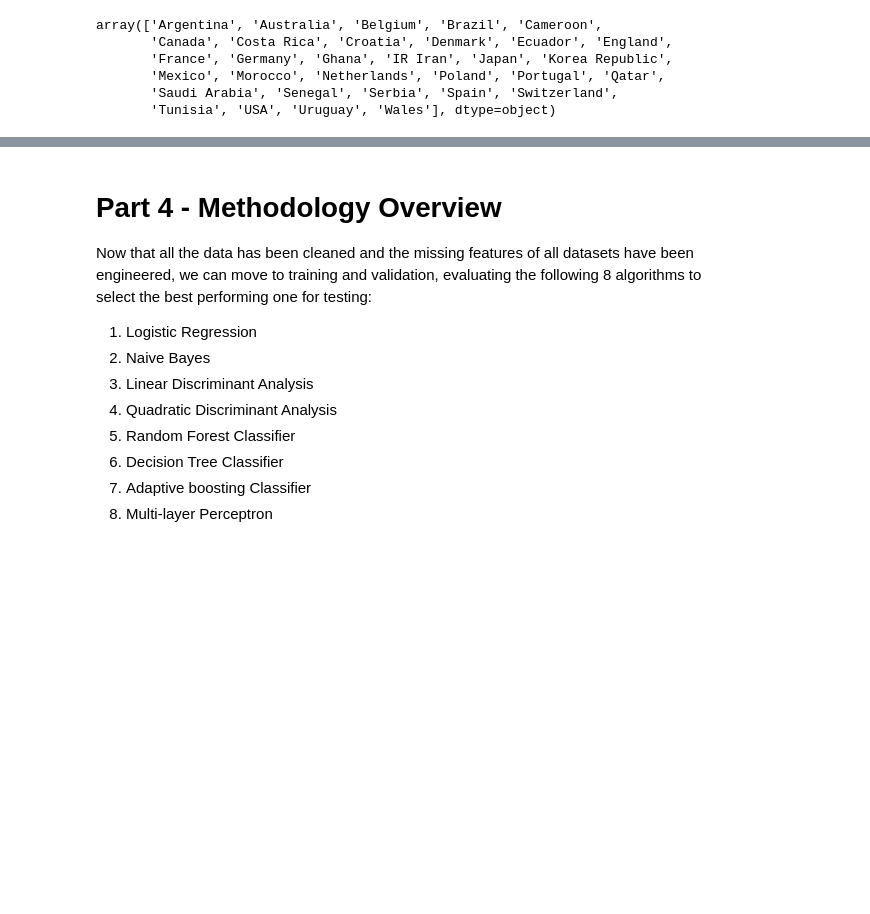
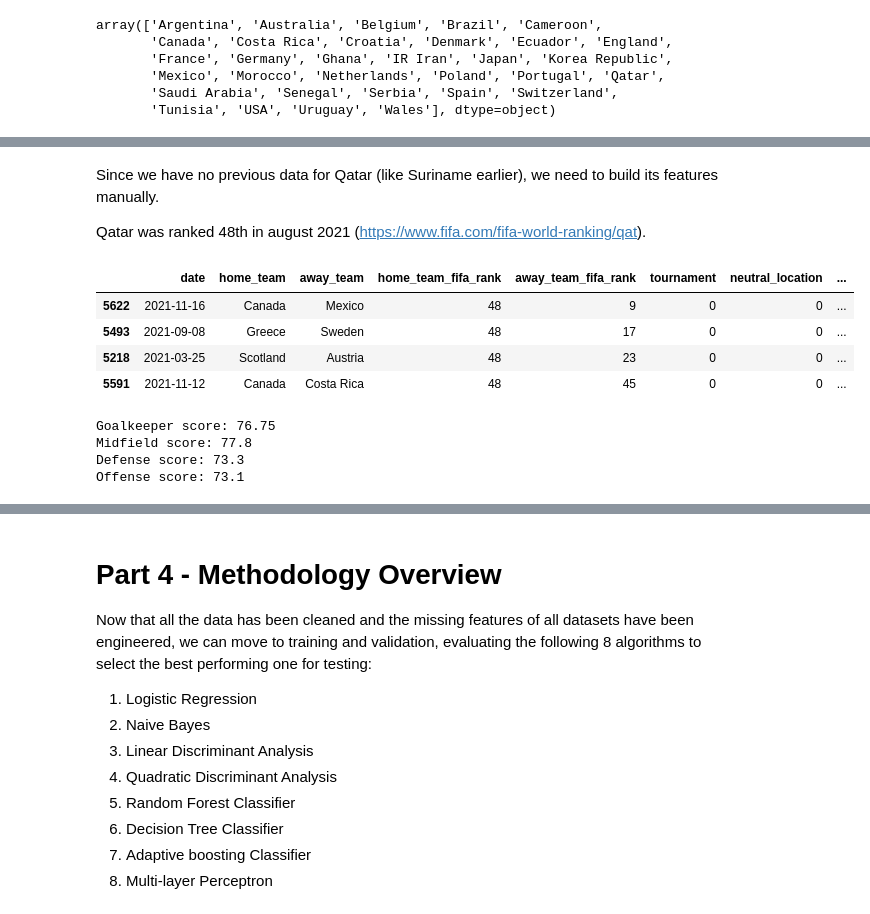
Before and after one commit to rasensiod/ML_Qatar22, a Jupyter notebook: Team2/MLProject_vRA.ipynb, the cells around one changed output, grey strips where cells are left out. Cells and saved outputs as stored; diff of their text form; code cells hidden in the pictures; blank space fills up the shorter version.

```diff
--- a/Team2/MLProject_vRA.ipynb
+++ b/Team2/MLProject_vRA.ipynb
@@ -1169,9 +1131,8 @@ Since we have no previous data for Suriname, we need to build its features manua
 
 Suriname was 139th in the FIFA Rankings at the end of 2021 (https://www.fifa.com/fifa-world-ranking/sur). Therefore, checking the team above and below's scores from match_history, we can use interpolation to build its scores.
 # %%
-ref_date = dt.date(2021, 1, 1)
-data_2021_test = clean_data_hold
-data_2021_test.drop(clean_data_hold[clean_data_hold['date'] < ref_date].index, inplace=True)
+mask = clean_data_hold['date'] > dt.date(2021, 1, 1)
+data_2021_test = clean_data_hold.loc[mask]
 # %%
 suriname_rank = 139
 sort_2021 = data_2021_test.iloc[(data_2021_test['home_team_fifa_rank']-suriname_rank).abs().argsort()[:4]]
@@ -1453,0 +1393,35 @@ pred_data.head()
+# %% [markdown]
+Since we have no previous data for Qatar (like Suriname earlier), we need to build its features manually.
+
+Qatar was ranked 48th in august 2021 (https://www.fifa.com/fifa-world-ranking/qat).
+# %%
+qatar_rank = 48
+ref_date = dt.date(2021, 1, 1)
+data_2021_pred = clean_data_hold
+data_2021_pred.drop(clean_data_hold[clean_data_hold['date'] < ref_date].index, inplace=True)
+
+sort_2021 = data_2021_test.iloc[(data_2021_test['home_team_fifa_rank']-qatar_rank).abs().argsort()[:4]]
+
+sort_2021
+# %% [output]
+|  | date | home_team | away_team | home_team_fifa_rank | away_team_fifa_rank | tournament | neutral_location | ... |
+| 5622 | 2021-11-16 | Canada | Mexico | 48 | 9 | 0 | 0 | ... |
+| 5493 | 2021-09-08 | Greece | Sweden | 48 | 17 | 0 | 0 | ... |
+| 5218 | 2021-03-25 | Scotland | Austria | 48 | 23 | 0 | 0 | ... |
+| 5591 | 2021-11-12 | Canada | Costa Rica | 48 | 45 | 0 | 0 | ... |
+# %%
+# Since there are multiple countries ranked 48th, we calculate their averages
+gk_qatar = sort_2021['home_team_goalkeeper_score'].mean()
+midfield_qatar = sort_2021['home_team_mean_midfield_score'].mean()
+defense_qatar = sort_2021['home_team_mean_defense_score'].mean()
+offense_qatar = sort_2021['home_team_mean_offense_score'].mean()
+
+print(f'Goalkeeper score: {gk_qatar}')
+print(f'Midfield score: {midfield_qatar}')
+print(f'Defense score: {defense_qatar}')
+print(f'Offense score: {offense_qatar}')
+# %% [output]
+Goalkeeper score: 76.75
+Midfield score: 77.8
+Defense score: 73.3
+Offense score: 73.1
```
Also changed, not shown: parts of 19 cells of this notebook.
